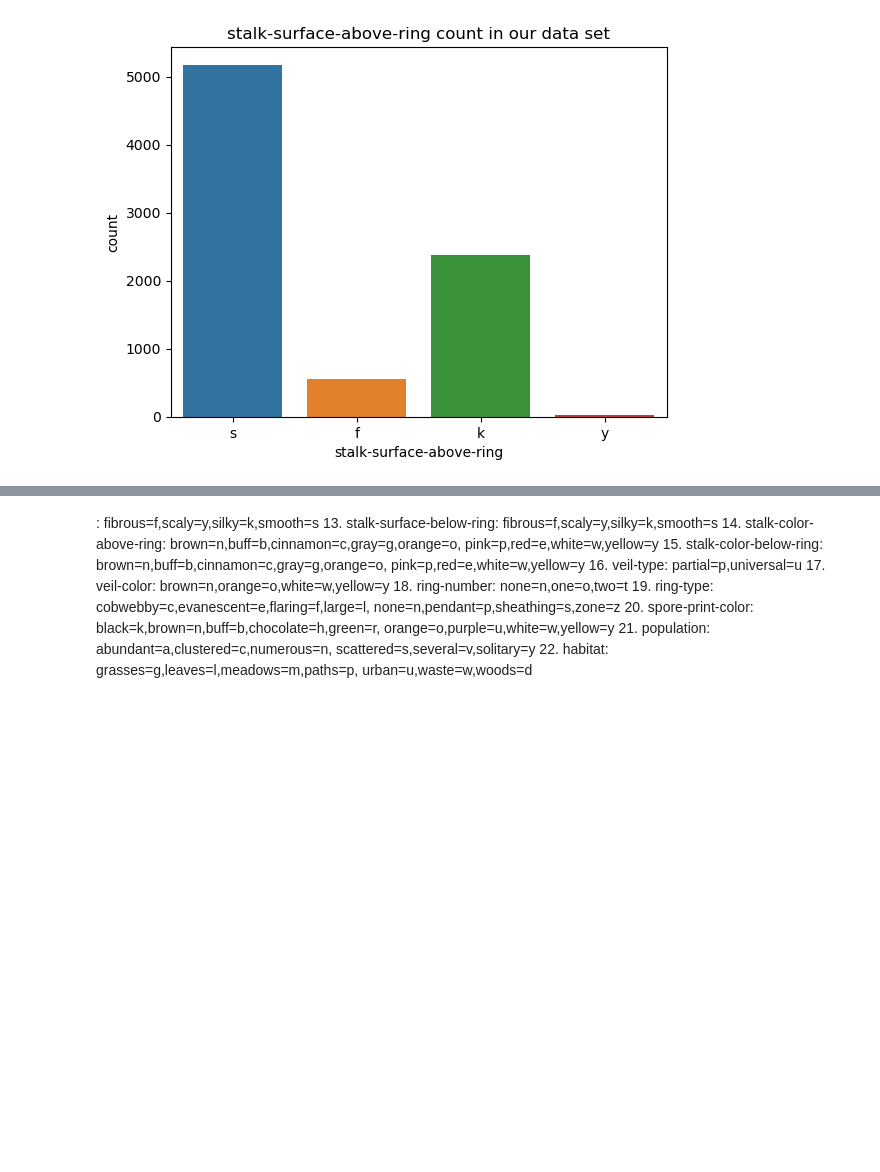
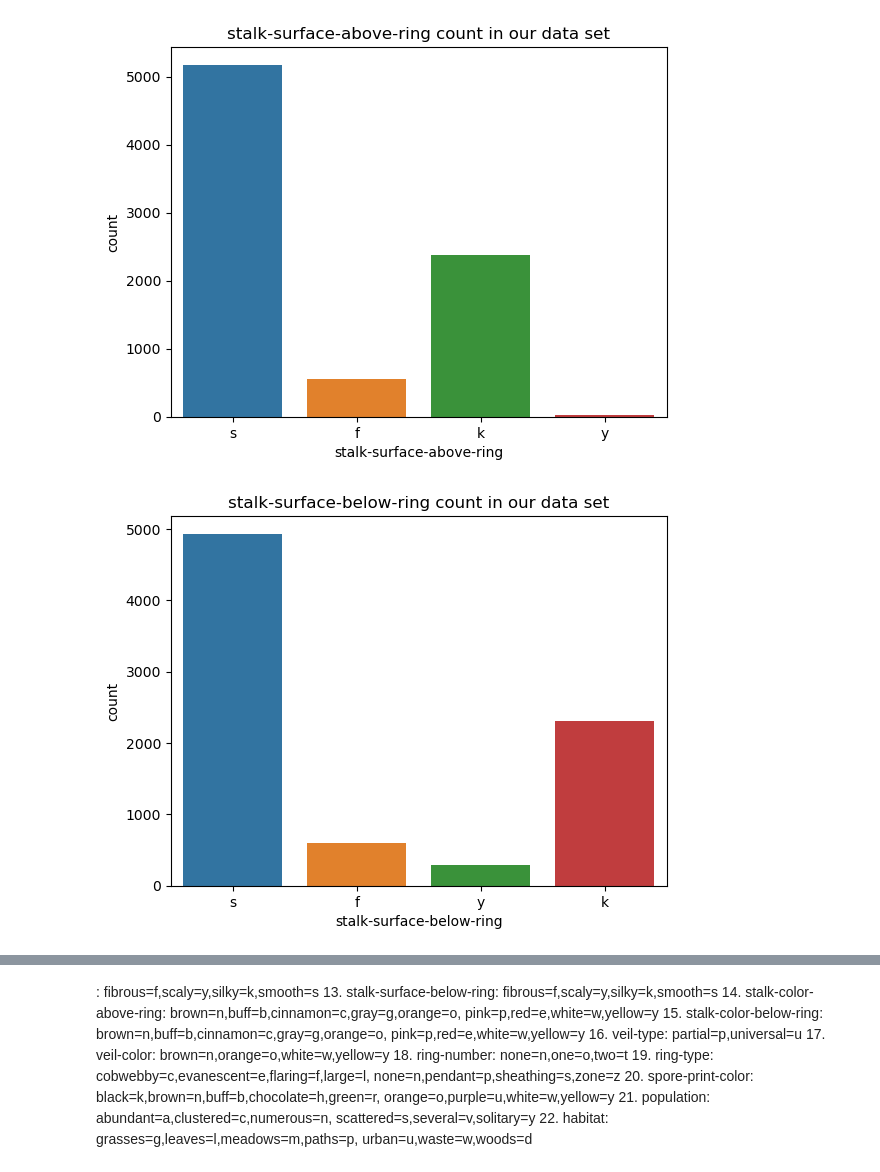
Before and after one commit to dev-ezzy/Big-Data, a Jupyter notebook: index.ipynb, the cells around one changed output, grey strips where cells are left out. Cells and saved outputs as stored; diff of their text form; code cells hidden in the pictures; blank space fills up the shorter version.

```diff
--- a/index.ipynb
+++ b/index.ipynb
@@ -403,4 +403,6 @@ sns_xcount("stalk-surface-above-ring", X)
 # %% [output]
 [figure]
 # %%
-sns_ycount("stalk-surface-below-ring")
+sns_xcount("stalk-surface-below-ring", X)
+# %% [output]
+[figure, added]
```
Also changed, not shown: parts of 3 cells of this notebook.
